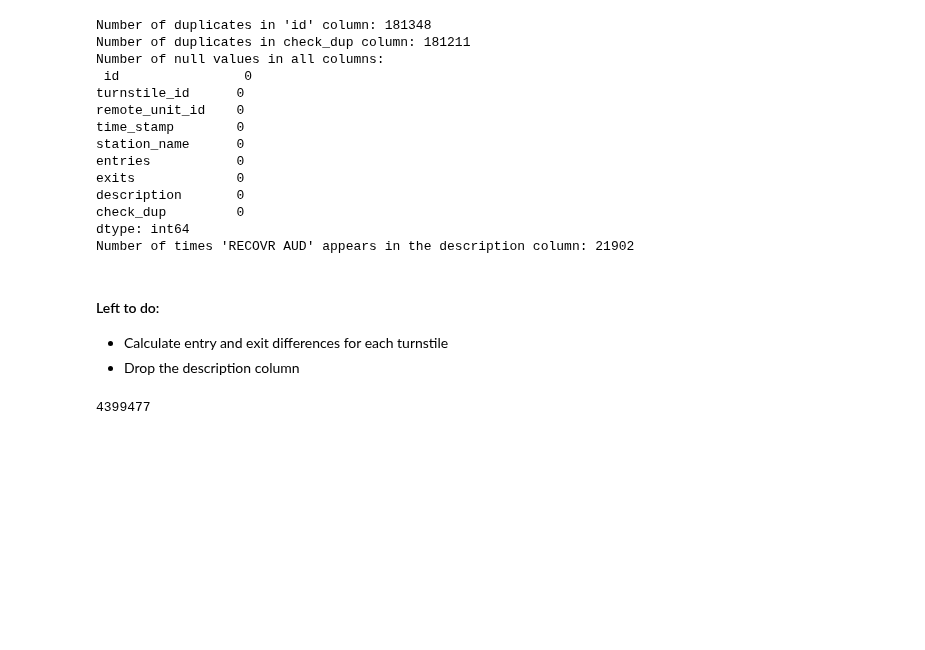
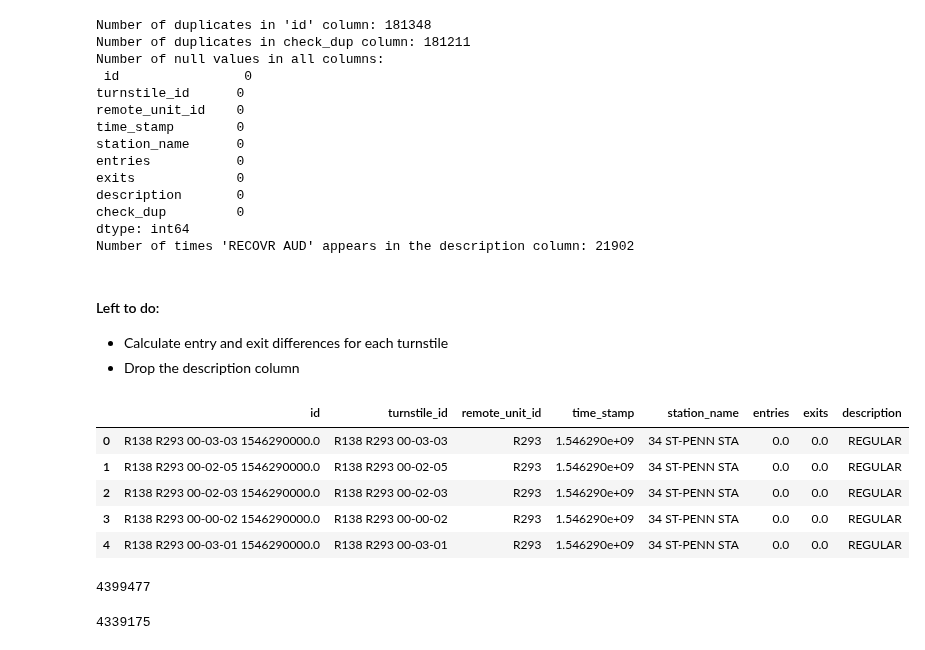
Before and after one commit to Fei117117/NYSeeNow, a Jupyter notebook: NYSeeNow-ML/SubwayData/subway.ipynb, the cells around one changed output. Saved outputs shown, nothing was run; the diff lists cells and outputs as text; code cells hidden in the pictures; blank space fills up the shorter version.

```diff
--- a/NYSeeNow-ML/SubwayData/subway.ipynb
+++ b/NYSeeNow-ML/SubwayData/subway.ipynb
@@ -315,4 +315,28 @@ turnstile_data_man = turnstile_data_man[turnstile_data_man['time_stamp'] >= 1546
 #### Left to do:
 - Calculate entry and exit differences for each turnstile
 - Drop the description column
+# %%
+#need to reset the index:
+turnstile_data_man.reset_index(drop=True, inplace=True)
+#create a copy with the new entries and exits
+df_turn=turnstile_data_man.copy()
+#function to get the difference between the current and previous entry and exit values
+def calc_entry_exit_diff(group):
+    group['entries'] = group['entries'].diff()
+    group['exits'] = group['exits'].diff()
+    return group
+#apply the function to the dataframe
+df_turn[['entries', 'exits']] = df_turn.groupby('turnstile_id',group_keys=False)[['entries', 'exits']].apply(calc_entry_exit_diff)
+#fill nan values with 0
+df_turn['entries'] = df_turn['entries'].fillna(0)
+df_turn['exits'] = df_turn['exits'].fillna(0)
+
+df_turn.head()
+# %% [output]
+|  | id | turnstile_id | remote_unit_id | time_stamp | station_name | entries | exits | description |
+| 0 | R138 R293 00-03-03 1546290000.0 | R138 R293 00-03-03 | R293 | 1.546290e+09 | 34 ST-PENN STA | 0.0 | 0.0 | REGULAR |
+| 1 | R138 R293 00-02-05 1546290000.0 | R138 R293 00-02-05 | R293 | 1.546290e+09 | 34 ST-PENN STA | 0.0 | 0.0 | REGULAR |
+| 2 | R138 R293 00-02-03 1546290000.0 | R138 R293 00-02-03 | R293 | 1.546290e+09 | 34 ST-PENN STA | 0.0 | 0.0 | REGULAR |
+| 3 | R138 R293 00-00-02 1546290000.0 | R138 R293 00-00-02 | R293 | 1.546290e+09 | 34 ST-PENN STA | 0.0 | 0.0 | REGULAR |
+| 4 | R138 R293 00-03-01 1546290000.0 | R138 R293 00-03-01 | R293 | 1.546290e+09 | 34 ST-PENN STA | 0.0 | 0.0 | REGULAR |
 # %%
@@ -320,2 +344,16 @@ len(turnstile_data_man)
 # %% [output]
 4399477
+# %%
+#reset the index
+df_turn.reset_index(drop=True, inplace=True)
+
+#create boolean masks for filtering
+entries_mask = (df_turn['entries'] <= 10000) & (df_turn['entries'] >= 0)
+exits_mask = (df_turn['exits'] <= 10000) & (df_turn['exits'] >= 0)
+
+#apply the masks to filter the DataFrame
+df_turn = df_turn[entries_mask & exits_mask]
+
+len(df_turn)
+# %% [output]
+4339175
```
Also changed, not shown: parts of 2 cells of this notebook.
